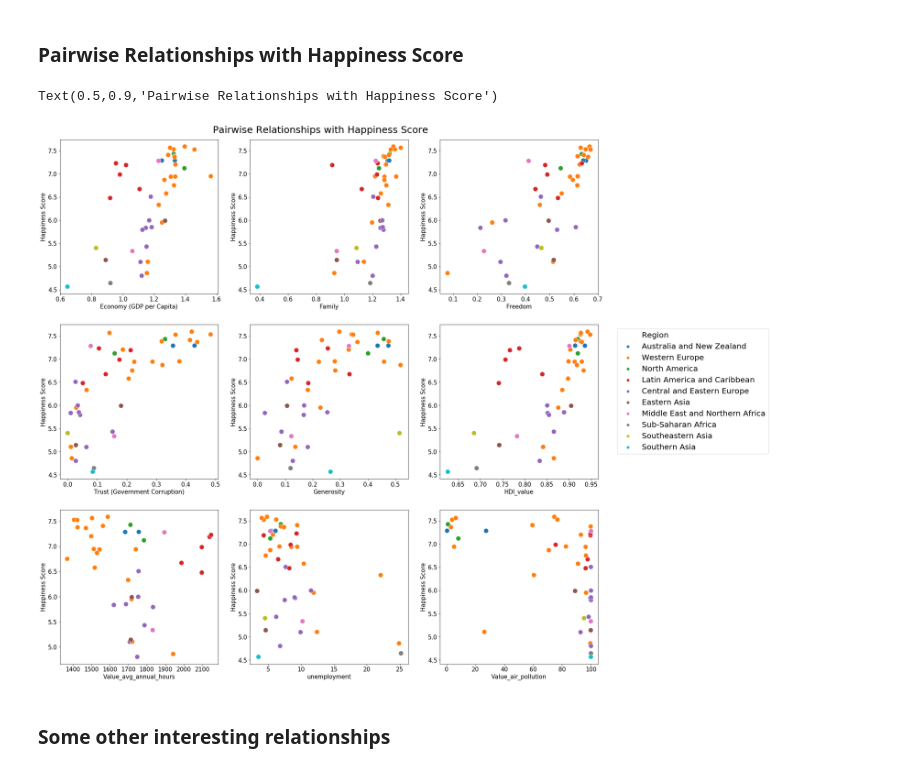
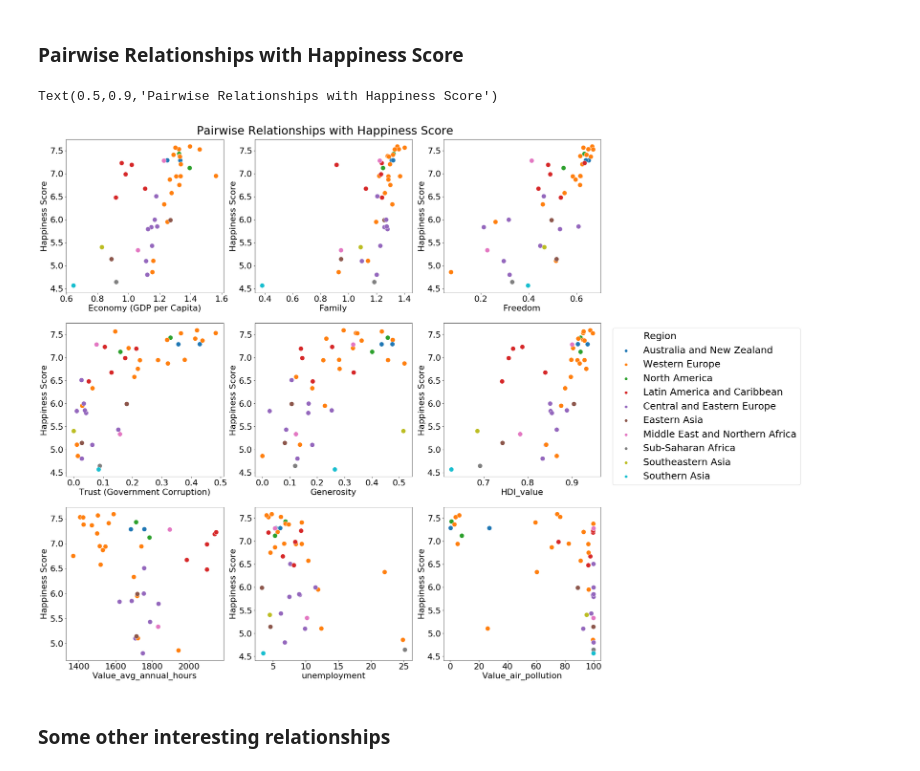
Before and after one commit to YiranJing/Health_and_Happiness_Study, a Jupyter notebook: notebook/Stage_2_Data_Analysis_and_Models.ipynb, the cells around one changed output. Drawn from its saved outputs; the diff is of its cells as text; code cells hidden in the pictures.

```diff
--- a/notebook/Stage_2_Data_Analysis_and_Models.ipynb
+++ b/notebook/Stage_2_Data_Analysis_and_Models.ipynb
@@ -510,28 +471,28 @@ df_pair = df[df['TIME'] == 2015][columns] #filter dataframe to contain only thos
 # %%
 fig, ax = plt.subplots(3,3, figsize = (25,25))
 
 index = 2
 for i in range(0,3): #for each row
     for j in range(0,3): #for each column
 
         if i == 2 and j == 2:
             #if we're constructing the last scatterplot, insert a legend.
             sns.scatterplot(columns[index],"Happiness Score",hue='Region', data=df_pair, ax = ax[i,j], s = 150)
-            ax[i,j].legend(bbox_to_anchor=(2.1,2.2), fontsize = 20)
+            ax[i,j].legend(bbox_to_anchor=(2.3,2.2), fontsize = 25)
         else:
             sns.scatterplot(columns[index],"Happiness Score",hue='Region', data=df_pair, ax = ax[i,j], legend = False, s = 150)
 
         #format the label sizes
-        ax[i,j].xaxis.set_tick_params(labelsize=15)
-        ax[i,j].yaxis.set_tick_params(labelsize=15)
-        ax[i,j].xaxis.get_label().set_fontsize(15)
-        ax[i,j].yaxis.get_label().set_fontsize(15)
+        ax[i,j].xaxis.set_tick_params(labelsize=22)
+        ax[i,j].yaxis.set_tick_params(labelsize=22)
+        ax[i,j].xaxis.get_label().set_fontsize(22)
+        ax[i,j].yaxis.get_label().set_fontsize(22)
         index += 1
 
-fig.suptitle('Pairwise Relationships with Happiness Score', fontsize = 25, x = 0.5, y = 0.9) #add title.
+fig.suptitle('Pairwise Relationships with Happiness Score', fontsize = 30, x = 0.5, y = 0.9) #add title.
 # %% [output]
 Text(0.5,0.9,'Pairwise Relationships with Happiness Score')
-[figure, old version]
+[figure, new version]
 # %% [markdown]
 ### Some other interesting relationships
 # %%
```
Also changed, not shown: parts of 10 cells of this notebook.
